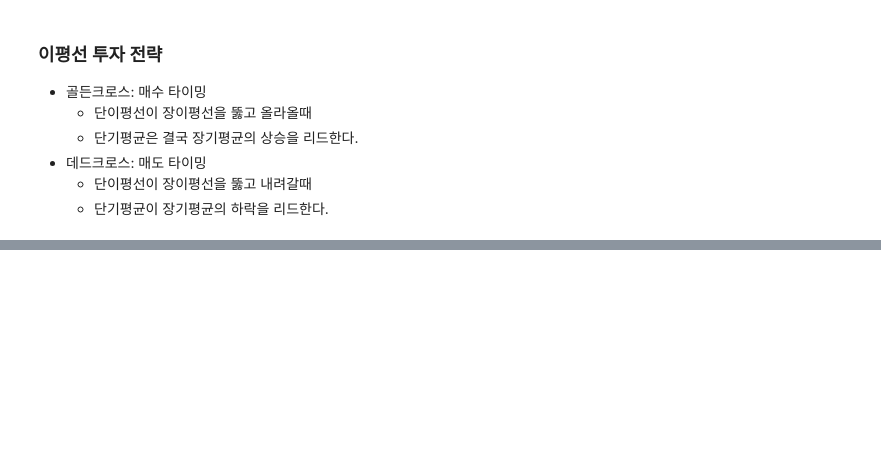
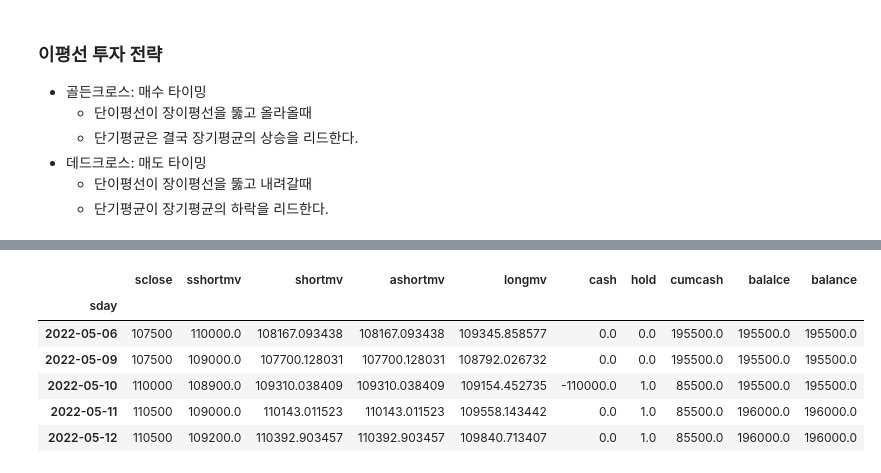
Before and after one commit to Parksaetbyeol/Jupyter_coding, a Jupyter notebook: STOCK/02. ewm.ipynb, the cells around one changed output, grey strips where cells are left out. Cells and saved outputs as stored; diff of their text form; code cells hidden in the pictures; blank space fills up the shorter version.

```diff
--- a/STOCK/02. ewm.ipynb
+++ b/STOCK/02. ewm.ipynb
@@ -168,0 +158,10 @@ simStock(mdf)
+# %%
+mdf.tail()
+# %% [output]
+|  | sclose | sshortmv | shortmv | ashortmv | longmv | cash | hold | cumcash | balalce | balance |
+| sday |  |  |  |  |  |  |  |  |  |  |
+| 2022-05-06 | 107500 | 110000.0 | 108167.093438 | 108167.093438 | 109345.858577 | 0.0 | 0.0 | 195500.0 | 195500.0 | 195500.0 |
+| 2022-05-09 | 107500 | 109000.0 | 107700.128031 | 107700.128031 | 108792.026732 | 0.0 | 0.0 | 195500.0 | 195500.0 | 195500.0 |
+| 2022-05-10 | 110000 | 108900.0 | 109310.038409 | 109310.038409 | 109154.452735 | -110000.0 | 1.0 | 85500.0 | 195500.0 | 195500.0 |
+| 2022-05-11 | 110500 | 109000.0 | 110143.011523 | 110143.011523 | 109558.143442 | 0.0 | 1.0 | 85500.0 | 196000.0 | 196000.0 |
+| 2022-05-12 | 110500 | 109200.0 | 110392.903457 | 110392.903457 | 109840.713407 | 0.0 | 1.0 | 85500.0 | 196000.0 | 196000.0 |
```
Also changed, not shown: parts of 5 cells of this notebook.
